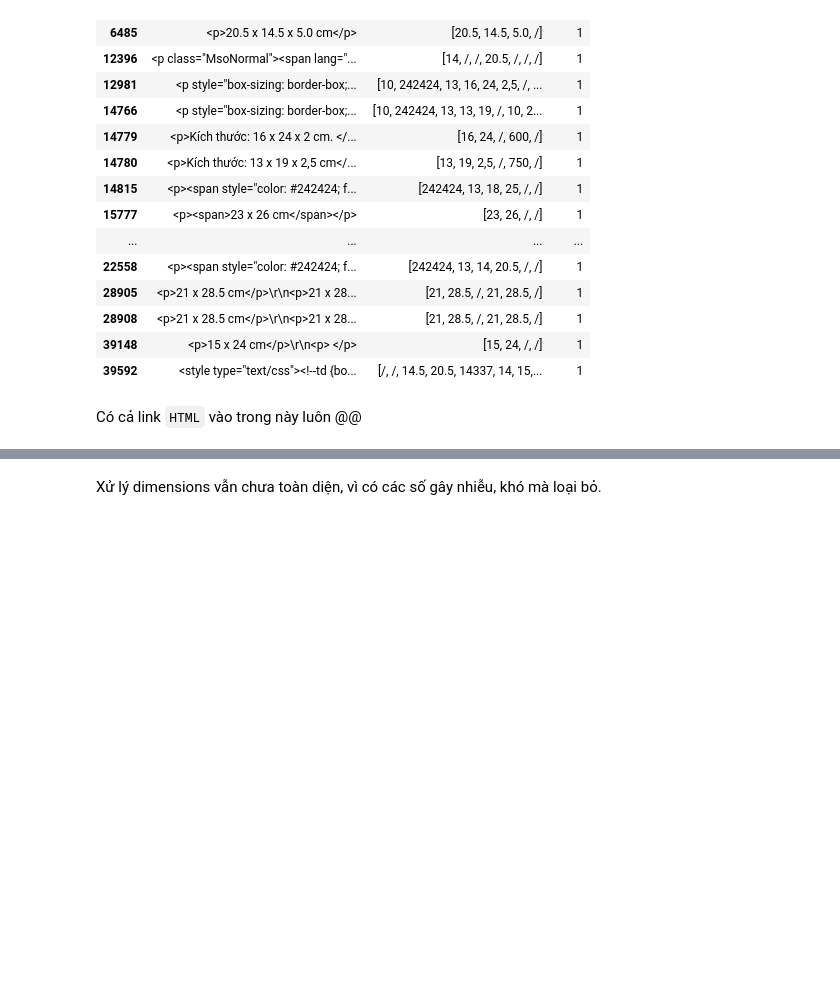
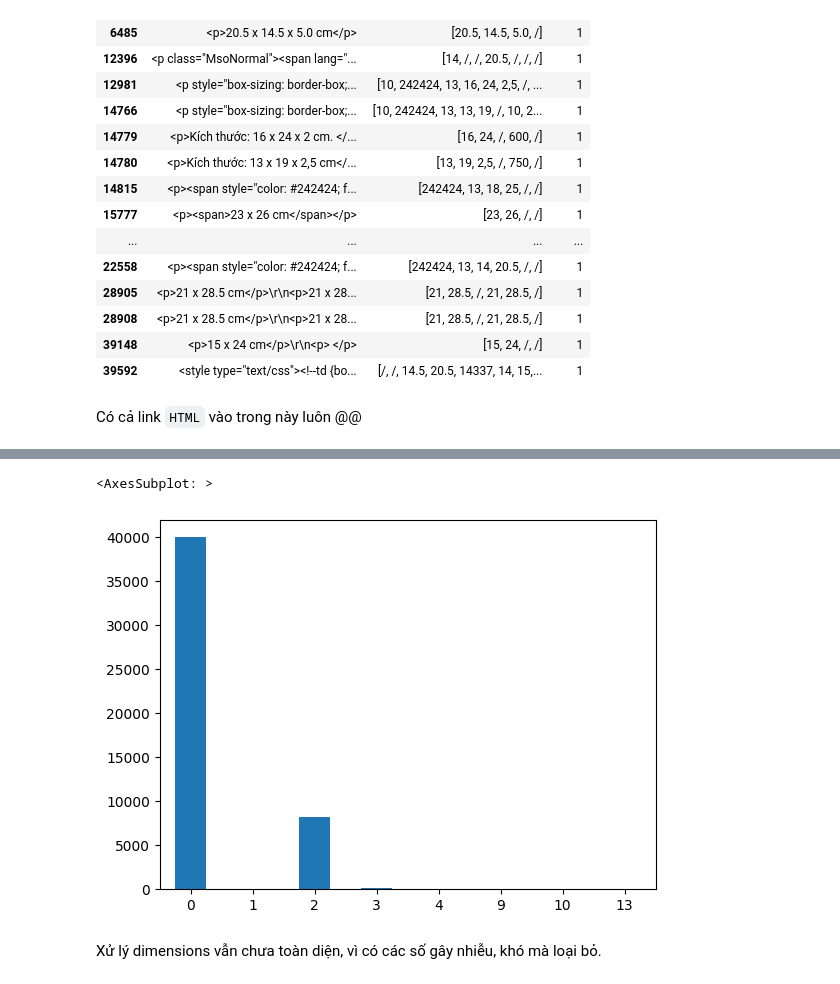
Before and after one commit to Miruku2201/NMKHDL_Final_Project, a Jupyter notebook: preprocessing.ipynb, the cells around one changed output, grey strips where cells are left out. Saved outputs shown, nothing was run; the diff lists cells and outputs as text; code cells hidden in the pictures; blank space fills up the shorter version.

```diff
--- a/preprocessing.ipynb
+++ b/preprocessing.ipynb
@@ -397,7 +397,7 @@ Vừa có `cm` rồi vừa không có.
 # %% [markdown]
 Tiến hành tạo các list để chứa các chiều rộng, dài, cao của quyển sách
 # %%
-dimen_df["regex_dimen"] = df.dimensions.apply(lambda x: re.findall(r"[0-9]+[,.]?[0-9]+|/", str(x)))
+dimen_df["regex_dimen"] = df.dimensions.apply(lambda x: re.findall(r"[0-9]+[,.*]?[0-9]+|/", str(x)))
 # %%
 dimen_df
 # %% [output]
@@ -440,7 +440,15 @@ dimen_df[dimen_df["pivot"] == "1"]
 | 39592 | <style type="text/css"><!--td {bo... | [/, /, 14.5, 20.5, 14337, 14, 15,... | 1 |
 # %% [markdown]
 Có cả link `HTML` vào trong này luôn @@
+# %%
+def SplitNumber(dimension):
+    regex_dimen = []
+    for d in dimension:
+        if d.isnumeric():
+            regex_dimen.append(d)
+        elif d.strip('0123456789') == '.' or d.strip('0123456789') == ',':
+            regex_dimen.append(d)
+    return regex_dimen
 # %%
-dimen_df.regex_dimen = dimen_df.regex_dimen.apply(lambda x: x.remove("/") if "/" in x else x)
+dimen_df.regex_dimen = dimen_df.regex_dimen.apply(SplitNumber)
 # df.dimensions = dimen_df.regex_dimen
-dimen_df.regex_dimen
@@ -459,0 +462,2 @@ Name: regex_dimen, Length: 48291, dtype: object
+# %%
+dimen_df["count"] = dimen_df.regex_dimen.apply(lambda x: len(x) if x != None else 0)
@@ -460,3 +476,8 @@ Name: regex_dimen, Length: 48291, dtype: object
+# %%
+dimen_df["count"].value_counts().sort_index().plot.bar(rot = 0)
+# %% [output]
+<AxesSubplot: >
+[figure, added]
 # %%
 df.dimensions = dimen_df.regex_dimen
 # %% [markdown]
```
Also changed, not shown: parts of 3 cells of this notebook, 2 other files.
